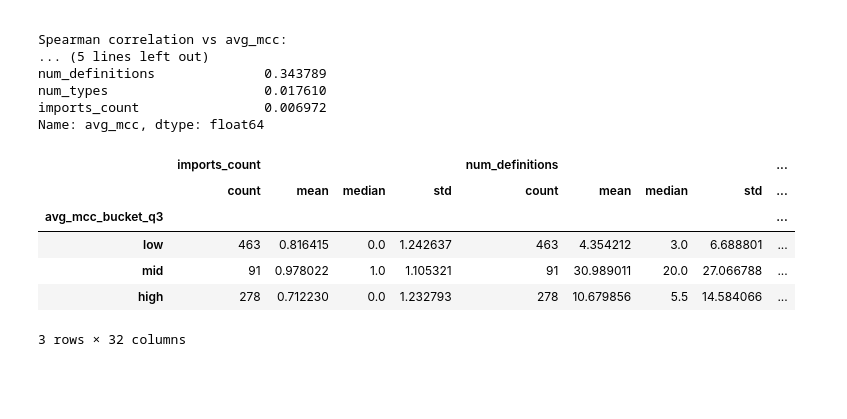
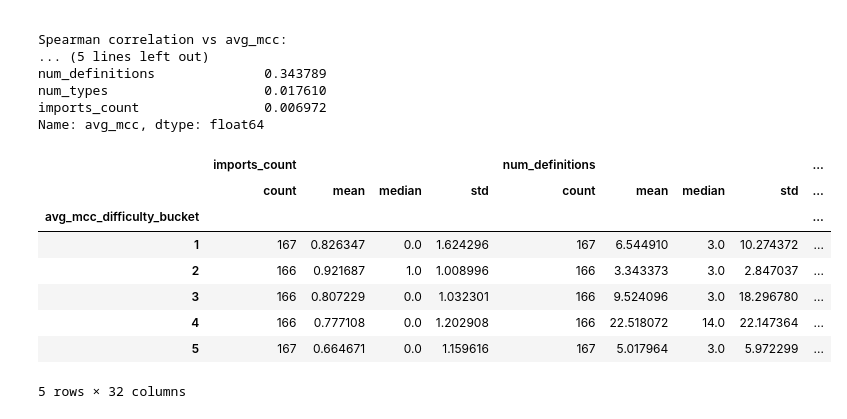
Before and after one commit to jo5huar3/DataPreprocess, a Jupyter notebook: notebooks/04_Cryptol_MetaData.ipynb, the cells around one changed output. Drawn from its saved outputs; the diff is of its cells as text; code cells hidden in the pictures; blank space fills up the shorter version.

```diff
--- a/notebooks/04_Cryptol_MetaData.ipynb
+++ b/notebooks/04_Cryptol_MetaData.ipynb
@@ -159,6 +160,8 @@ Data columns (total 11 columns):
  10  avg_mcc                    832 non-null    float64
 dtypes: float64(2), int64(6), object(3)
 memory usage: 71.6+ KB
+# %%
+meta_df = pd.read_json(f"data/clean_datasets/mcc_stats_{VARIATION}_{VERSION}.jsonl", lines=True)
 # %%
 meta_df.head(10)
 # %% [output]
@@ -189,10 +192,11 @@ plt.show()
 # %% [output]
 [figure]
 # %%
-meta_df["avg_mcc_bucket_q3"] = pd.qcut(
-    meta_df["avg_mcc"],
-    q=3,
-    labels=["low", "mid", "high"]
+meta_df["avg_mcc_difficulty_bucket"] = pd.qcut(
+    meta_df["avg_mcc"].rank(method="first"),
+    q=5,
+    labels=["1", "2", "3", "4", "5"],
+    #include_lowest=True
 )
 
 num_cols = [
@@ -230,20 +234,22 @@ num_types                    0.017610
 imports_count                0.006972
 Name: avg_mcc, dtype: float64
 # %%
-bucket_col = "avg_mcc_bucket_q3"  # or q5 / fixed
+bucket_col = "avg_mcc_difficulty_bucket"  # or q5 / fixed
 
 summary = (
     meta_df.groupby(bucket_col, observed=True)[num_cols]
       .agg(["count", "mean", "median", "std"])
 )
 
 summary
 # %% [output]
 |  | imports_count |  |  |  | num_definitions |  |  |  | ... |
 |  | count | mean | median | std | count | mean | median | std | ... |
-| avg_mcc_bucket_q3 |  |  |  |  |  |  |  |  | ... |
-| low | 463 | 0.816415 | 0.0 | 1.242637 | 463 | 4.354212 | 3.0 | 6.688801 | ... |
-| mid | 91 | 0.978022 | 1.0 | 1.105321 | 91 | 30.989011 | 20.0 | 27.066788 | ... |
-| high | 278 | 0.712230 | 0.0 | 1.232793 | 278 | 10.679856 | 5.5 | 14.584066 | ... |
+| avg_mcc_difficulty_bucket |  |  |  |  |  |  |  |  | ... |
+| 1 | 167 | 0.826347 | 0.0 | 1.624296 | 167 | 6.544910 | 3.0 | 10.274372 | ... |
+| 2 | 166 | 0.921687 | 1.0 | 1.008996 | 166 | 3.343373 | 3.0 | 2.847037 | ... |
+| 3 | 166 | 0.807229 | 0.0 | 1.032301 | 166 | 9.524096 | 3.0 | 18.296780 | ... |
+| 4 | 166 | 0.777108 | 0.0 | 1.202908 | 166 | 22.518072 | 14.0 | 22.147364 | ... |
+| 5 | 167 | 0.664671 | 0.0 | 1.159616 | 167 | 5.017964 | 3.0 | 5.972299 | ... |
-3 rows × 32 columns
+5 rows × 32 columns
 # %%
```
Also changed, not shown: parts of 5 cells of this notebook.
